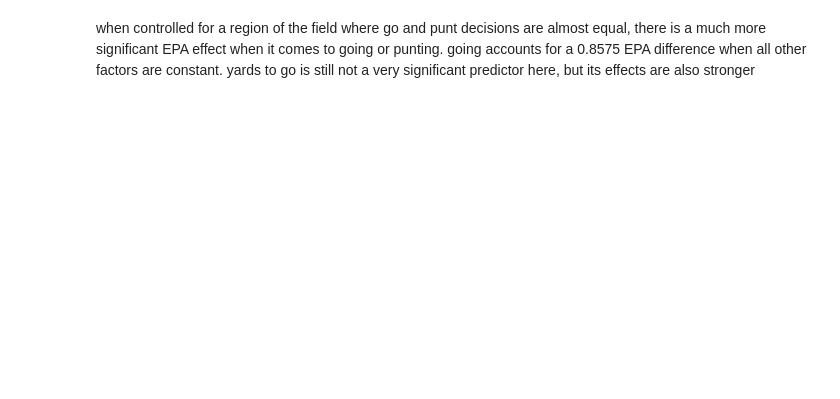
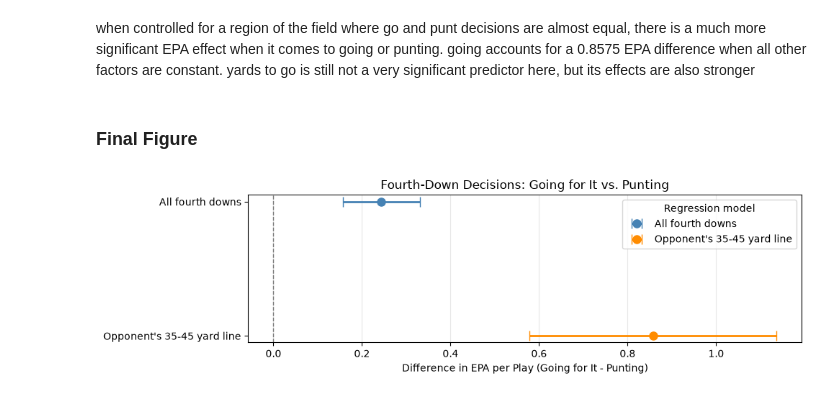
Before and after one commit to acimma3/cs418-football, a Jupyter notebook: narrative.ipynb, the cells around one changed output. Cells and saved outputs as stored; diff of their text form; code cells hidden in the pictures; blank space fills up the shorter version.

```diff
--- a/narrative.ipynb
+++ b/narrative.ipynb
@@ -673,3 +673,58 @@ Notes:
 [1] Standard Errors assume that the covariance matrix of the errors is correctly specified.
 # %% [markdown]
 when controlled for a region of the field where go and punt decisions are almost equal, there is a much more significant EPA effect when it comes to going or punting. going accounts for a 0.8575 EPA difference when all other factors are constant. yards to go is still not a very significant predictor here, but its effects are also stronger
+# %% [markdown]
+### Final Figure
+# %%
+results = []
+
+for model_name, fitted_model in [
+    ("All fourth downs", fourthModel),
+    ("Opponent's 35-45 yard line", fourthMidModel)
+]:
+    coefficients = fitted_model.params
+    confidence_intervals = fitted_model.conf_int()
+
+    results.append({"model": model_name,"estimate": coefficients[1],"lower": confidence_intervals[1][0],"upper": confidence_intervals[1][1]})
+
+fig, ax = plt.subplots(figsize=(10, 3))
+
+positions = [1, 0]
+colors = ["steelblue", "darkorange"]
+
+for i, result in enumerate(results):
+    estimate = result["estimate"]
+
+    lower_error = estimate - result["lower"]
+    upper_error = result["upper"] - estimate
+
+    ax.errorbar(
+        estimate,
+        positions[i],
+        xerr=[[lower_error], [upper_error]],
+        fmt="o",
+        color=colors[i],
+        capsize=5,
+        markersize=8,
+        linewidth=2,
+        label=result["model"]
+    )
+
+ax.set_yticks(positions)
+ax.set_yticklabels([r["model"] for r in results])
+
+ax.axvline(0, color="gray", linestyle="--", linewidth=1)
+
+ax.set_xlabel("Difference in EPA per Play (Going for It - Punting)")
+
+ax.set_title("Fourth-Down Decisions: Going for It vs. Punting")
+
+ax.legend(title="Regression model")
+ax.grid(axis="x", alpha=0.3)
+
+plt.tight_layout()
+os.makedirs("figures", exist_ok=True)
+plt.savefig("figures/finding-two.png", dpi=300, bbox_inches="tight")
+plt.show()
+# %% [output]
+[figure, added]
```
Also changed, not shown: parts of 6 cells of this notebook.
